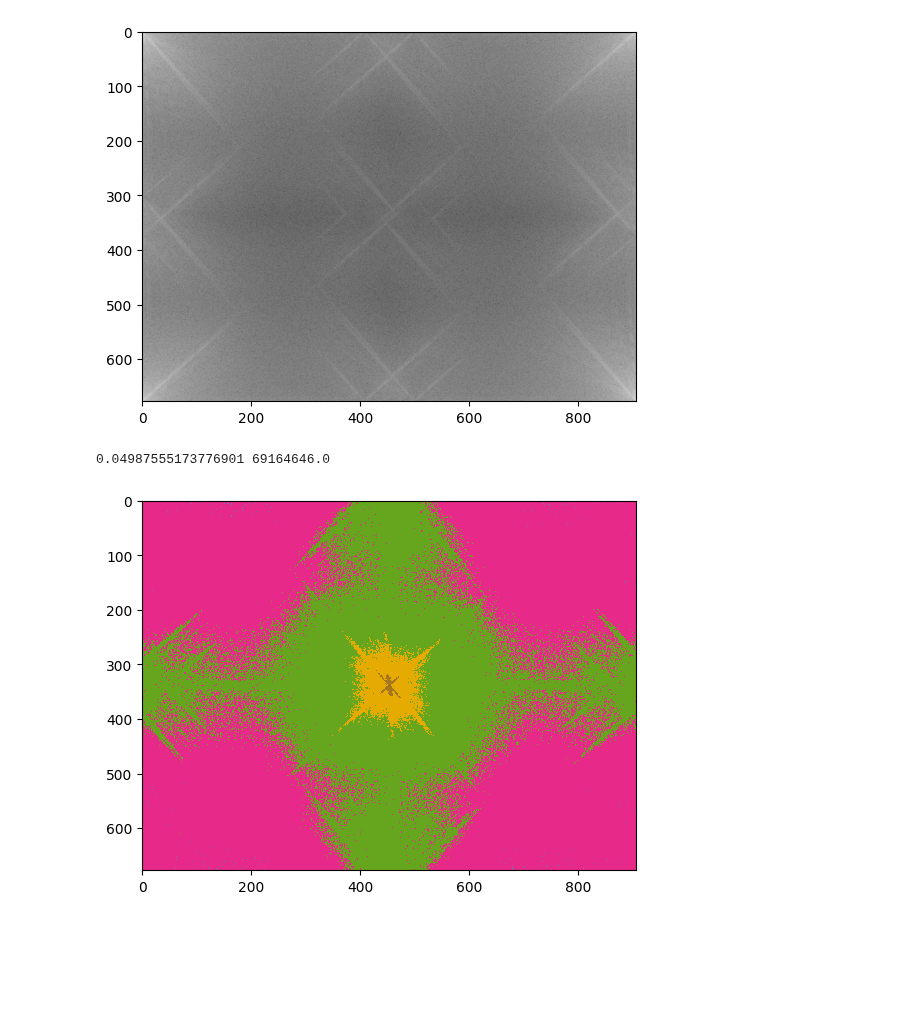
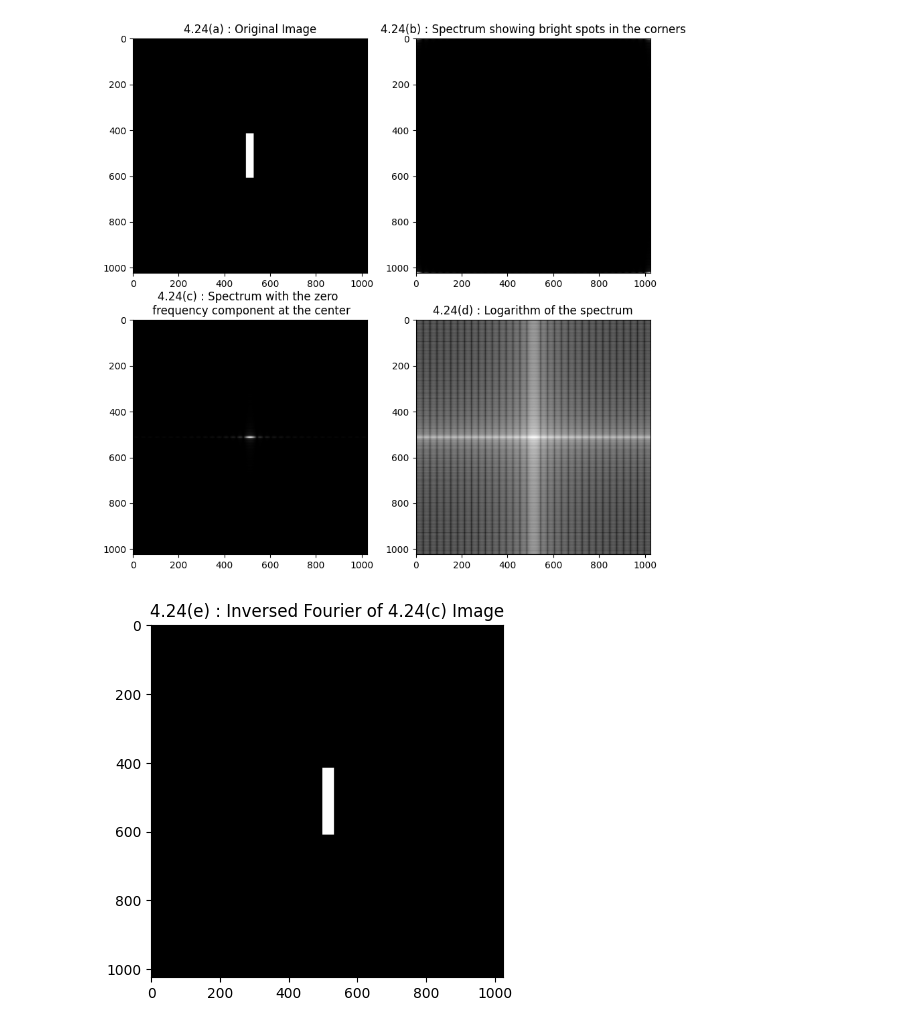
Before and after one commit to fouad1233/image_processing_tutorials, a Jupyter notebook: 004_frequency_domain_analyze/main.ipynb, the cells around one changed output. Drawn from its saved outputs; the diff is of its cells as text; code cells hidden in the pictures; blank space fills up the shorter version.

```diff
--- a/004_frequency_domain_analyze/main.ipynb
+++ b/004_frequency_domain_analyze/main.ipynb
@@ -7,10 +7,10 @@ import os
 file_dir = os.getcwd()
 images_dir = file_dir + "/images/"
 
-fig_04_29_a_path = images_dir+"Fig0429(a)(blown_ic).pgm"
-print(fig_04_29_a_path)
+fig_04_24_a_path = images_dir+"Fig0424(a)(rectangle).pgm"
+print(fig_04_24_a_path)
 
-fig_04_29_a_analyzer = Image_analyzer(fig_04_29_a_path)
+fig_04_24_a_analyzer = Image_analyzer(fig_04_24_a_path)
 
-fig_04_29_a_analyzer.mypgmread()
+fig_04_24_a_analyzer.mypgmread()
 # %% [output]
@@ -39,16 +29,2 @@ fourier_images_abs = np.abs(foruier_image)
-# %%
-#show the image
-plt.figure()
-plt.imshow(np.log(fourier_images_abs), cmap='gray')
-plt.show()
-
-print( np.min(fourier_images_abs) , np.max(fourier_images_abs))
-
-#plot the shifted fourier transform
-plt.figure()
-plt.imshow(np.log(np.fft.fftshift(fourier_images_abs)), cmap='gray')
-plt.show()
-# %% [output]
-[figure, removed]
-0.04987555173776901 69164646.0
-[figure, removed]
+# %%
+fig_04_24_a_fft = fig_04_24_a_analyzer.my2Dfft()
@@ -54,0 +33,2 @@ plt.show()
+# %%
+fig_04_24_a_fft_centered = fig_04_24_a_analyzer.my2Dfftshifted()
@@ -54,0 +37,18 @@ plt.show()
+# %%
+plt.figure(figsize=(10, 10))
+plt.subplot(2, 2, 1)
+plt.imshow(fig_04_24_a_analyzer.image_array, cmap='gray', vmin=0, vmax=255)
+plt.title("4.24(a) : Original Image")
+plt.subplot(2, 2, 2)
+plt.imshow( Image_analyzer().image_array_scale( np.abs(fig_04_24_a_fft)), cmap='gray', vmin=0, vmax=255)
+plt.title("4.24(b) : Spectrum showing bright spots in the corners")
+plt.subplot(2, 2, 3)
+plt.imshow( Image_analyzer().image_array_scale(np.abs(fig_04_24_a_fft_centered)), cmap='gray', vmin=0, vmax=255)
+plt.title("4.24(c) : Spectrum with the zero \n frequency component at the center")
+plt.subplot(2, 2, 4)
+logarthmic_spectrum = np.log(1 + np.abs(fig_04_24_a_fft_centered))
+plt.imshow( Image_analyzer().image_array_scale(logarthmic_spectrum), cmap='gray', vmin=0, vmax=255)
+plt.title("4.24(d) : Logarithm of the spectrum")
+plt.show()
+# %% [output]
+[figure, added]
@@ -54,0 +57,8 @@ plt.show()
+# %%
+plt.figure(figsize=(10, 10))
+plt.subplot(1, 2, 1)
+plt.imshow(Image_analyzer().image_array_scale(np.abs(fig_04_24_inversed)), cmap='gray', vmin=0, vmax=255)
+plt.title("4.24(e) : Inversed Fourier of 4.24(c) Image")
+plt.show()
+# %% [output]
+[figure, added]
```
Also changed, not shown: parts of 7 cells of this notebook, 1 other file.
